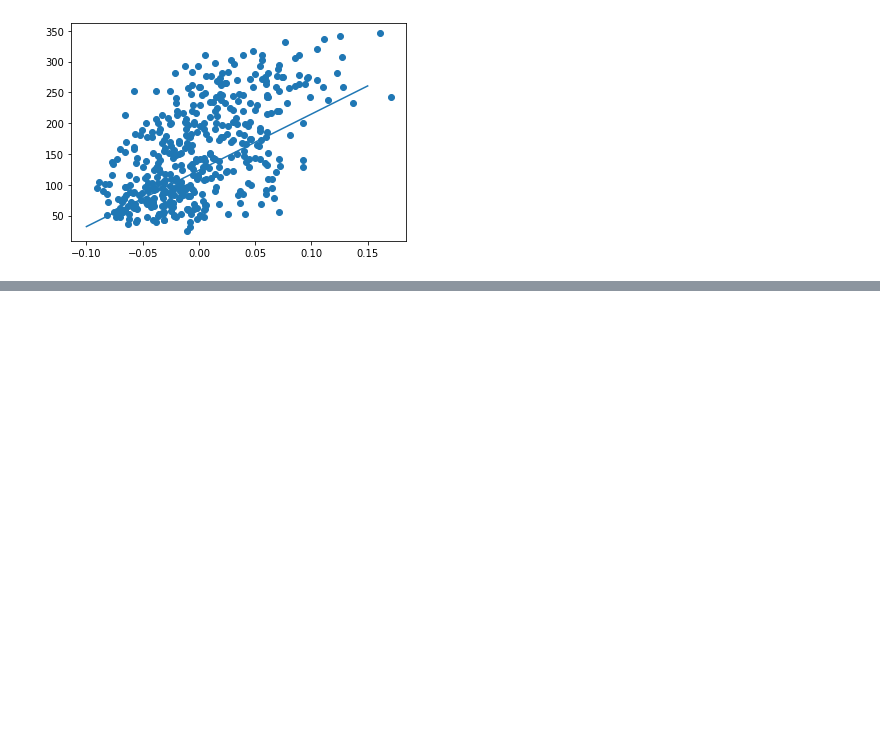
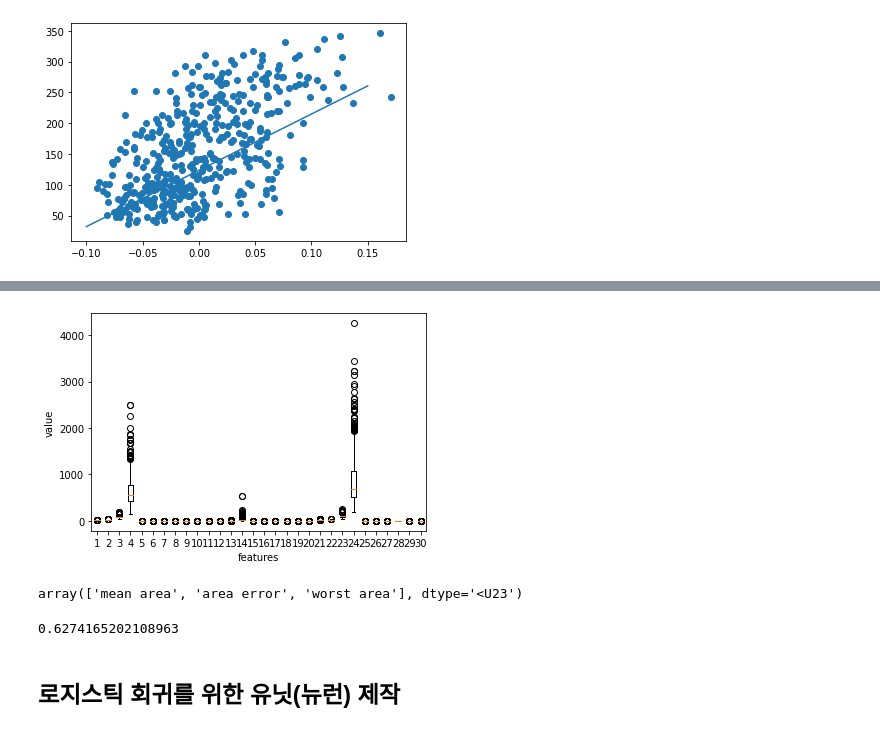
Before and after one commit to joonhyuk/mash-ML, a Jupyter notebook: DoItDeepLearning.ipynb, the cells around one changed output, grey strips where cells are left out. Saved outputs shown, nothing was run; the diff lists cells and outputs as text; code cells hidden in the pictures; blank space fills up the shorter version.

```diff
--- a/DoItDeepLearning.ipynb
+++ b/DoItDeepLearning.ipynb
@@ -231,0 +304,6 @@ plt.show()
+# %%
+from sklearn.datasets import load_breast_cancer
+cancer = load_breast_cancer()
+print(type(cancer))
+print(cancer.data.shape, cancer.target.shape)
+cancer.data[:3]
@@ -231,0 +328,11 @@ plt.show()
+# %%
+plt.boxplot(cancer.data)
+plt.xlabel('features')
+plt.ylabel('value')
+plt.show()
+# %% [output]
+[figure, added]
+# %%
+cancer.feature_names[[3, 13, 23]]
+# %% [output]
+array(['mean area', 'area error', 'worst area'], dtype='<U23')
@@ -231,0 +344,4 @@ plt.show()
+# %%
+print(get_value_ratio(cancer.target))
+# %% [output]
+0.6274165202108963
@@ -231,0 +351,2 @@ plt.show()
+# %% [markdown]
+## 로지스틱 회귀를 위한 유닛(뉴런) 제작
```
Also changed, not shown: parts of 16 cells of this notebook.
